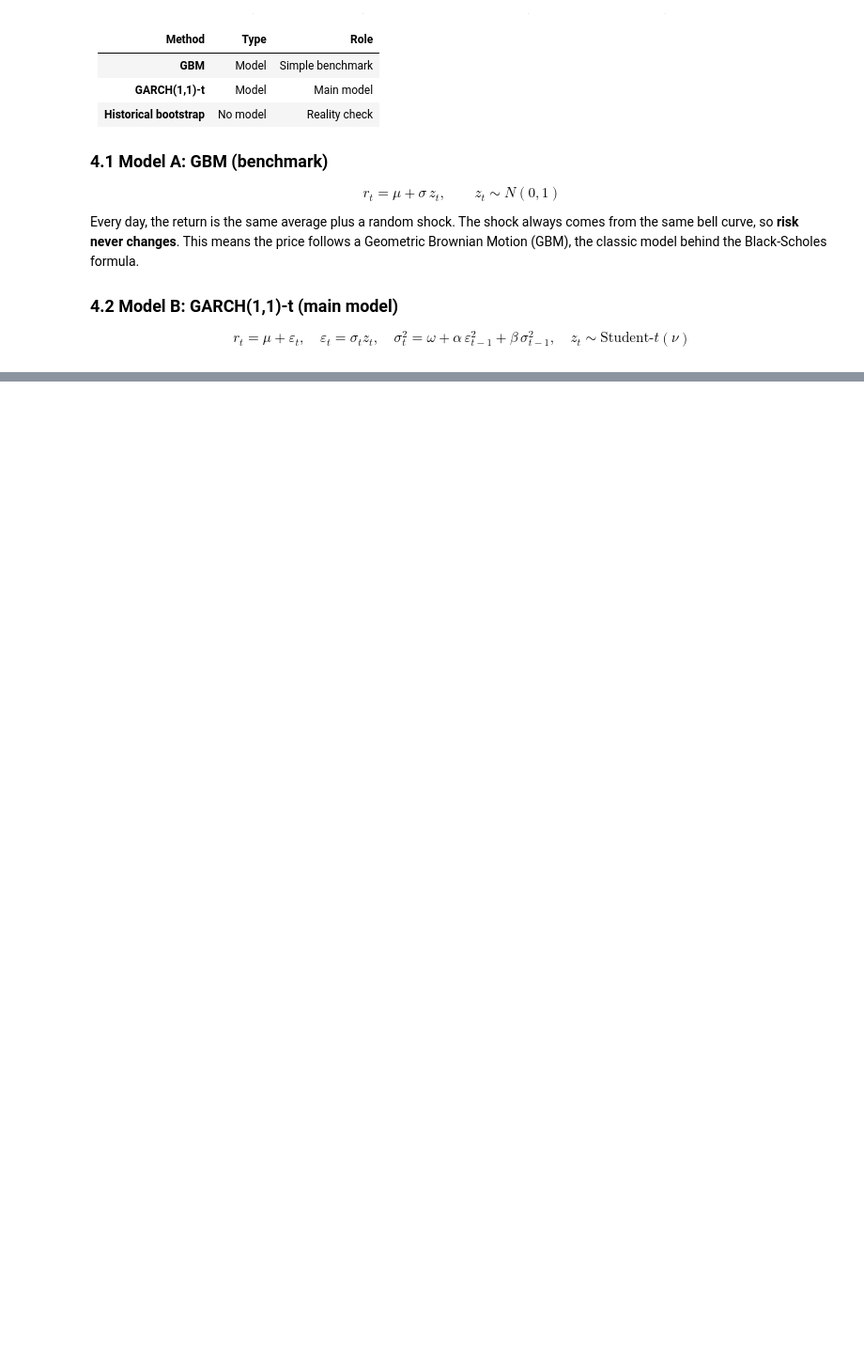
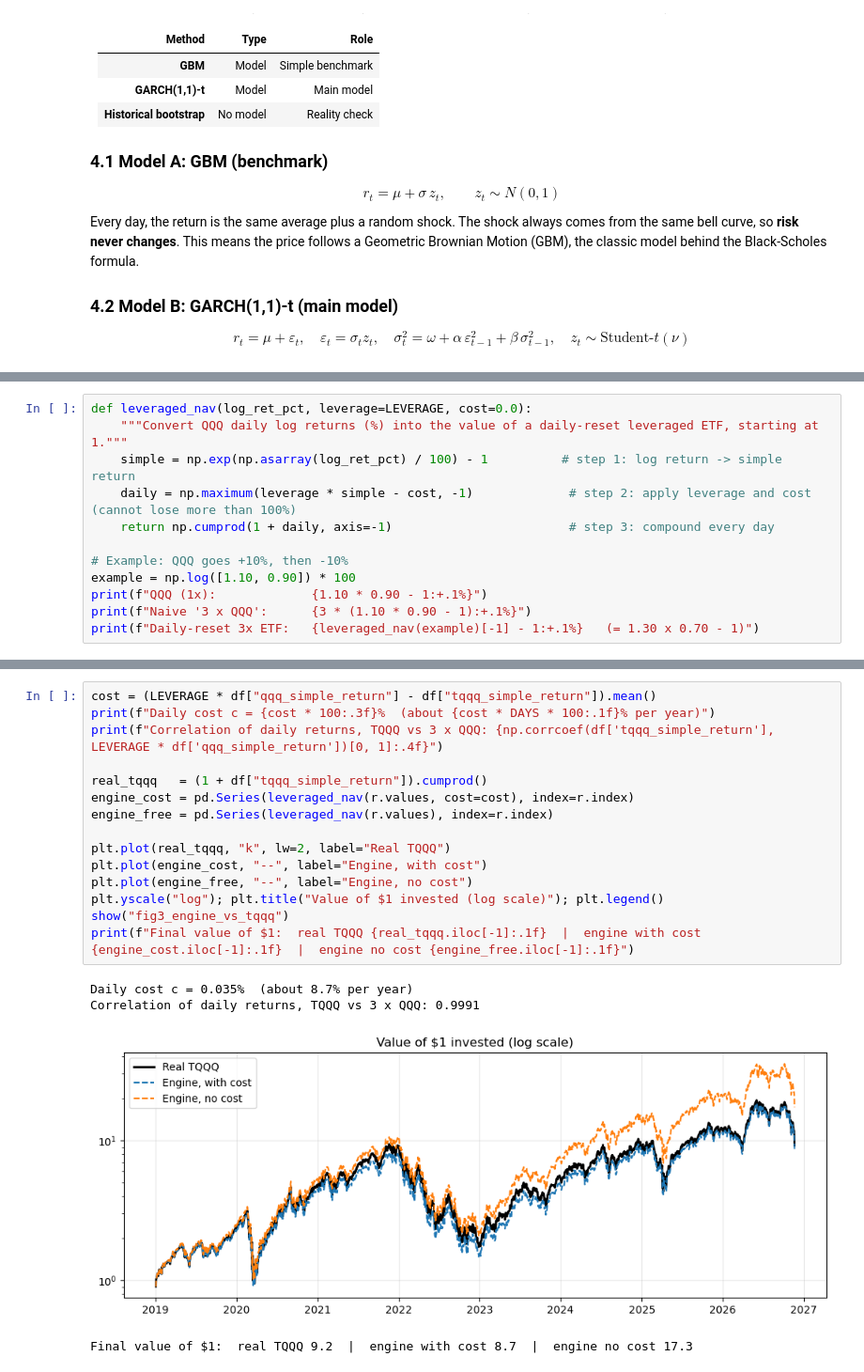
Before and after one commit to jingyishao928-bit/tqqq-leveraged-etf-risk, a Jupyter notebook: part3.ipynb, the cells around one changed output, grey strips where cells are left out. Shown at 94% size. Drawn from its saved outputs; the diff is of its cells as text; blank space fills up the shorter version.

```diff
--- a/part3.ipynb
+++ b/part3.ipynb
@@ -122,0 +210,12 @@ Section 5 estimates GBM and GARCH-t and tests which describes QQQ returns better
+# %%
+def leveraged_nav(log_ret_pct, leverage=LEVERAGE, cost=0.0):
+    """Convert QQQ daily log returns (%) into the value of a daily-reset leveraged ETF, starting at 1."""
+    simple = np.exp(np.asarray(log_ret_pct) / 100) - 1          # step 1: log return -> simple return
+    daily = np.maximum(leverage * simple - cost, -1)             # step 2: apply leverage and cost (cannot lose more than 100%)
+    return np.cumprod(1 + daily, axis=-1)                        # step 3: compound every day
+
+# Example: QQQ goes +10%, then -10%
+example = np.log([1.10, 0.90]) * 100
+print(f"QQQ (1x):             {1.10 * 0.90 - 1:+.1%}")
+print(f"Naive '3 x QQQ':      {3 * (1.10 * 0.90 - 1):+.1%}")
+print(f"Daily-reset 3x ETF:   {leveraged_nav(example)[-1] - 1:+.1%}   (= 1.30 x 0.70 - 1)")
@@ -122,0 +234,20 @@ Section 5 estimates GBM and GARCH-t and tests which describes QQQ returns better
+# %%
+cost = (LEVERAGE * df["qqq_simple_return"] - df["tqqq_simple_return"]).mean()
+print(f"Daily cost c = {cost * 100:.3f}%  (about {cost * DAYS * 100:.1f}% per year)")
+print(f"Correlation of daily returns, TQQQ vs 3 x QQQ: {np.corrcoef(df['tqqq_simple_return'], LEVERAGE * df['qqq_simple_return'])[0, 1]:.4f}")
+
+real_tqqq   = (1 + df["tqqq_simple_return"]).cumprod()
+engine_cost = pd.Series(leveraged_nav(r.values, cost=cost), index=r.index)
+engine_free = pd.Series(leveraged_nav(r.values), index=r.index)
+
+plt.plot(real_tqqq, "k", lw=2, label="Real TQQQ")
+plt.plot(engine_cost, "--", label="Engine, with cost")
+plt.plot(engine_free, "--", label="Engine, no cost")
+plt.yscale("log"); plt.title("Value of $1 invested (log scale)"); plt.legend()
+show("fig3_engine_vs_tqqq")
+print(f"Final value of $1:  real TQQQ {real_tqqq.iloc[-1]:.1f}  |  engine with cost {engine_cost.iloc[-1]:.1f}  |  engine no cost {engine_free.iloc[-1]:.1f}")
+# %% [output]
+Daily cost c = 0.035%  (about 8.7% per year)
+Correlation of daily returns, TQQQ vs 3 x QQQ: 0.9991
+[figure, added]
+Final value of $1:  real TQQQ 9.2  |  engine with cost 8.7  |  engine no cost 17.3
```
Also changed, not shown: parts of 11 cells of this notebook.
